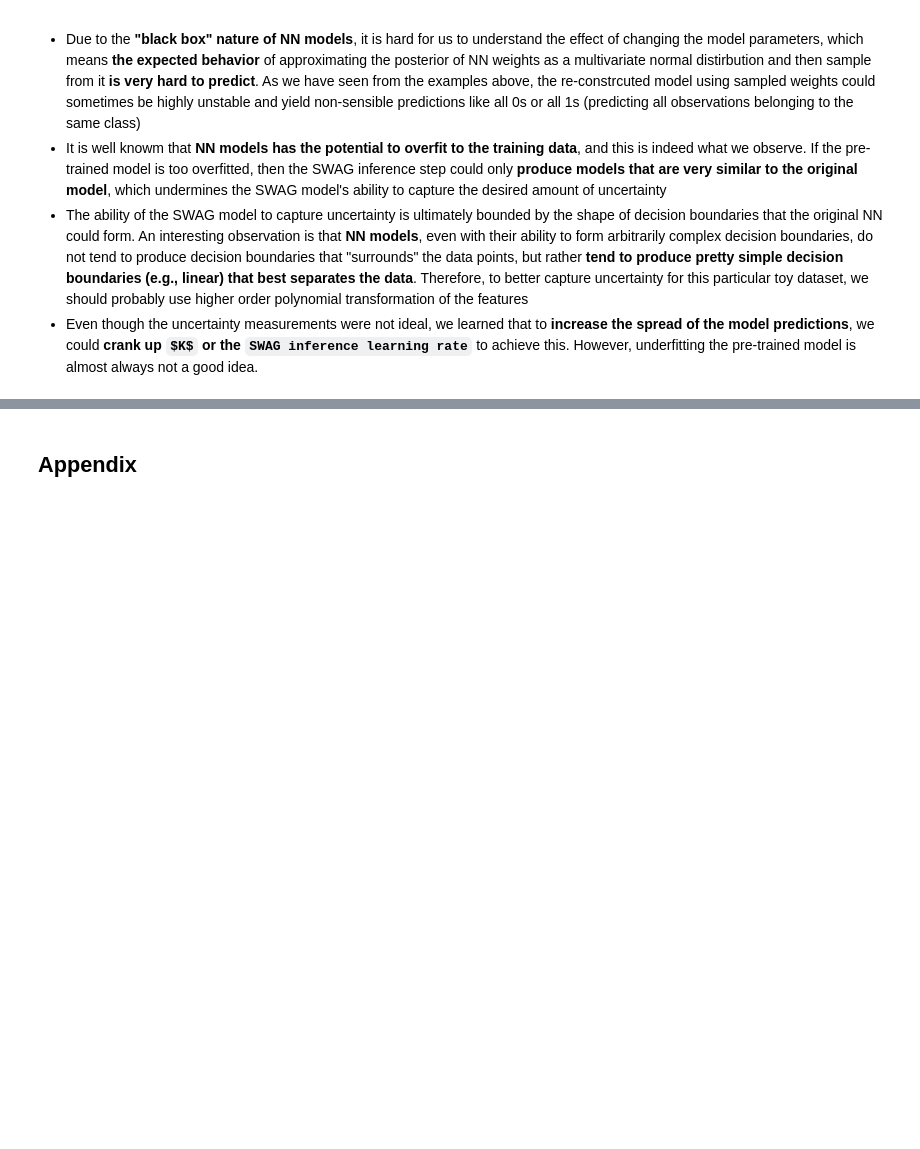
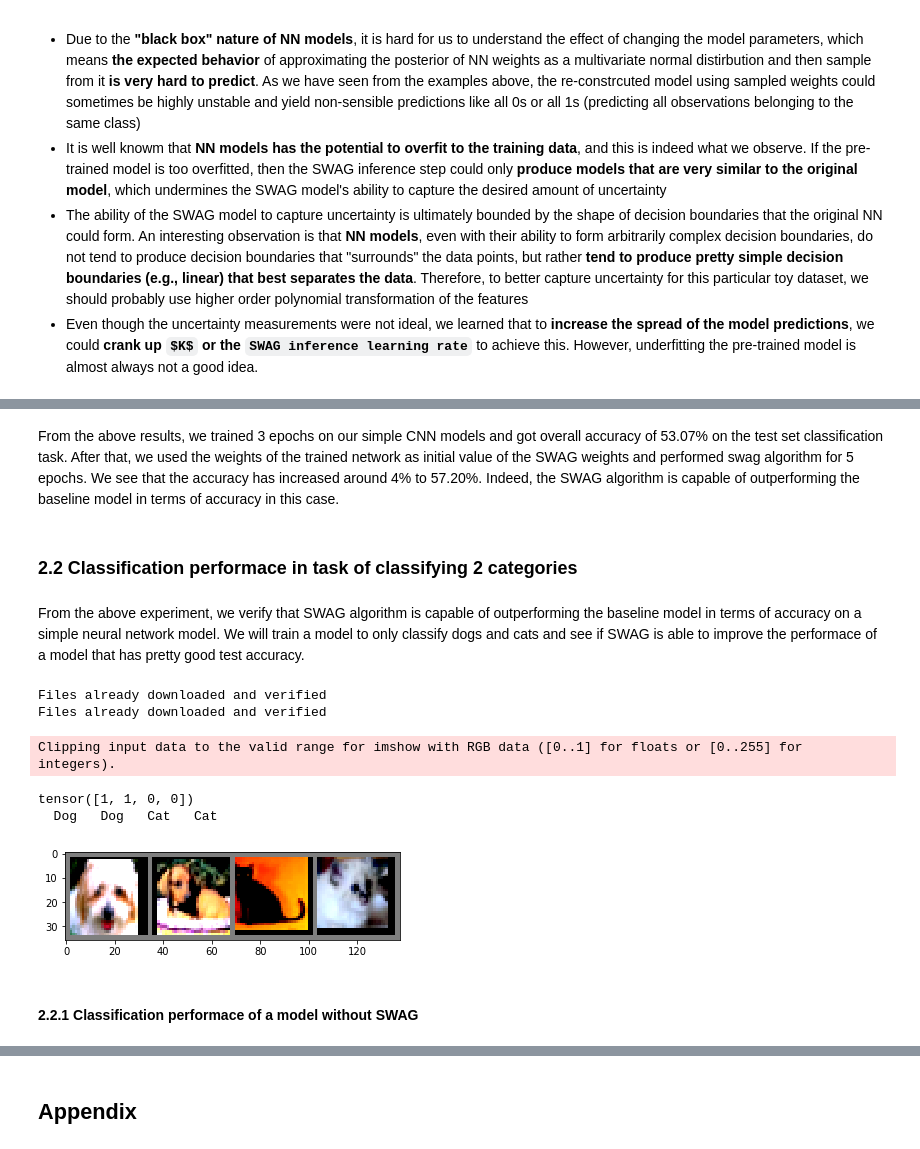
Before and after one commit to zihaoxu/swag_uncertainty, a Jupyter notebook: notebook/Final_Report.ipynb, the cells around one changed output, grey strips where cells are left out. Cells and saved outputs as stored; diff of their text form; code cells hidden in the pictures; blank space fills up the shorter version.

```diff
--- a/notebook/Final_Report.ipynb
+++ b/notebook/Final_Report.ipynb
@@ -529,0 +700,74 @@ This analysis points out several important limitations of the SWAG algorithm:
+# %% [markdown]
+From the above results, we trained 3 epochs on our simple CNN models and got overall accuracy of 53.07% on the test set classification task. After that, we used the weights of the trained network as initial value of the SWAG weights and performed swag algorithm for 5 epochs. We see that the accuracy has increased around 4% to 57.20%. Indeed, the SWAG algorithm is capable of outperforming the baseline model in terms of accuracy in this case.
+# %% [markdown]
+### 2.2 Classification performace in task of classifying 2 categories
+# %% [markdown]
+From the above experiment, we verify that SWAG algorithm is capable of outperforming the baseline model in terms of accuracy on a simple neural network model. We will train a model to only classify dogs and cats and see if SWAG is able to improve the performace of a model that has pretty good test accuracy.
+# %%
+# Transformations
+RC   = transforms.RandomCrop(32, padding=4)
+RHF  = transforms.RandomHorizontalFlip()
+RVF  = transforms.RandomVerticalFlip()
+NRM  = transforms.Normalize((0.4914, 0.4822, 0.4465), (0.2023, 0.1994, 0.2010))
+TT   = transforms.ToTensor()
+TPIL = transforms.ToPILImage()
+
+# Transforms object for trainset with augmentation
+transform_with_aug = transforms.Compose([TPIL, RC, RHF, TT, NRM])
+# Transforms object for testset with NO augmentation
+transform_no_aug   = transforms.Compose([TT, NRM])
+
+# Downloading/Louding CIFAR10 data
+trainset  = CIFAR10(root='./data', train=True , download=True)#, transform = transform_with_aug)
+testset   = CIFAR10(root='./data', train=False, download=True)#, transform = transform_no_aug)
+classDict = {'plane':0, 'car':1, 'bird':2, 'cat':3, 'deer':4, 'dog':5, 'frog':6, 'horse':7, 'ship':8, 'truck':9}
+
+# Separating trainset/testset data/label
+x_train  = trainset.data
+x_test   = testset.data
+y_train  = trainset.targets
+y_test   = testset.targets
+
+# Choose only cats (class 3 of CIFAR) and dogs (class 5 of CIFAR) as trainset/testset
+cat_dog_trainset = \
+    DatasetMaker(
+        [get_class_i(x_train, y_train, classDict['cat']), get_class_i(x_train, y_train, classDict['dog'])],
+        transform_with_aug
+    )
+cat_dog_testset  = \
+    DatasetMaker(
+        [get_class_i(x_test , y_test , classDict['cat']), get_class_i(x_test , y_test , classDict['dog'])],
+        transform_no_aug
+    )
+
+kwargs = {'num_workers': 2, 'pin_memory': False}
+
+# Create datasetLoaders from trainset and testset
+trainsetLoader   = DataLoader(cat_dog_trainset, batch_size=4, shuffle=True , **kwargs)
+testsetLoader    = DataLoader(cat_dog_testset , batch_size=4, shuffle=False, **kwargs)
+# %% [output]
+Files already downloaded and verified
+Files already downloaded and verified
+# %%
+classes = ['Cat','Dog']
+# get some random training images
+def imshow(img):
+    img = img / 2 + 0.5     # unnormalize
+    npimg = img.numpy()
+    plt.imshow(np.transpose(npimg, (1, 2, 0)))
+    plt.show()
+dataiter = iter(trainsetLoader)
+images, labels = dataiter.next()
+
+# print labels
+print(labels)
+print(' '.join('%5s' % classes[labels[j]] for j in range(4)))
+# show images
+imshow(torchvision.utils.make_grid(images))
+# %% [output]
+Clipping input data to the valid range for imshow with RGB data ([0..1] for floats or [0..255] for integers).
+tensor([1, 1, 0, 0])
+  Dog   Dog   Cat   Cat
+[figure, added]
+# %% [markdown]
+#### 2.2.1 Classification performace of a model without SWAG
```
Also changed, not shown: parts of 68 cells of this notebook, 3 other files.
